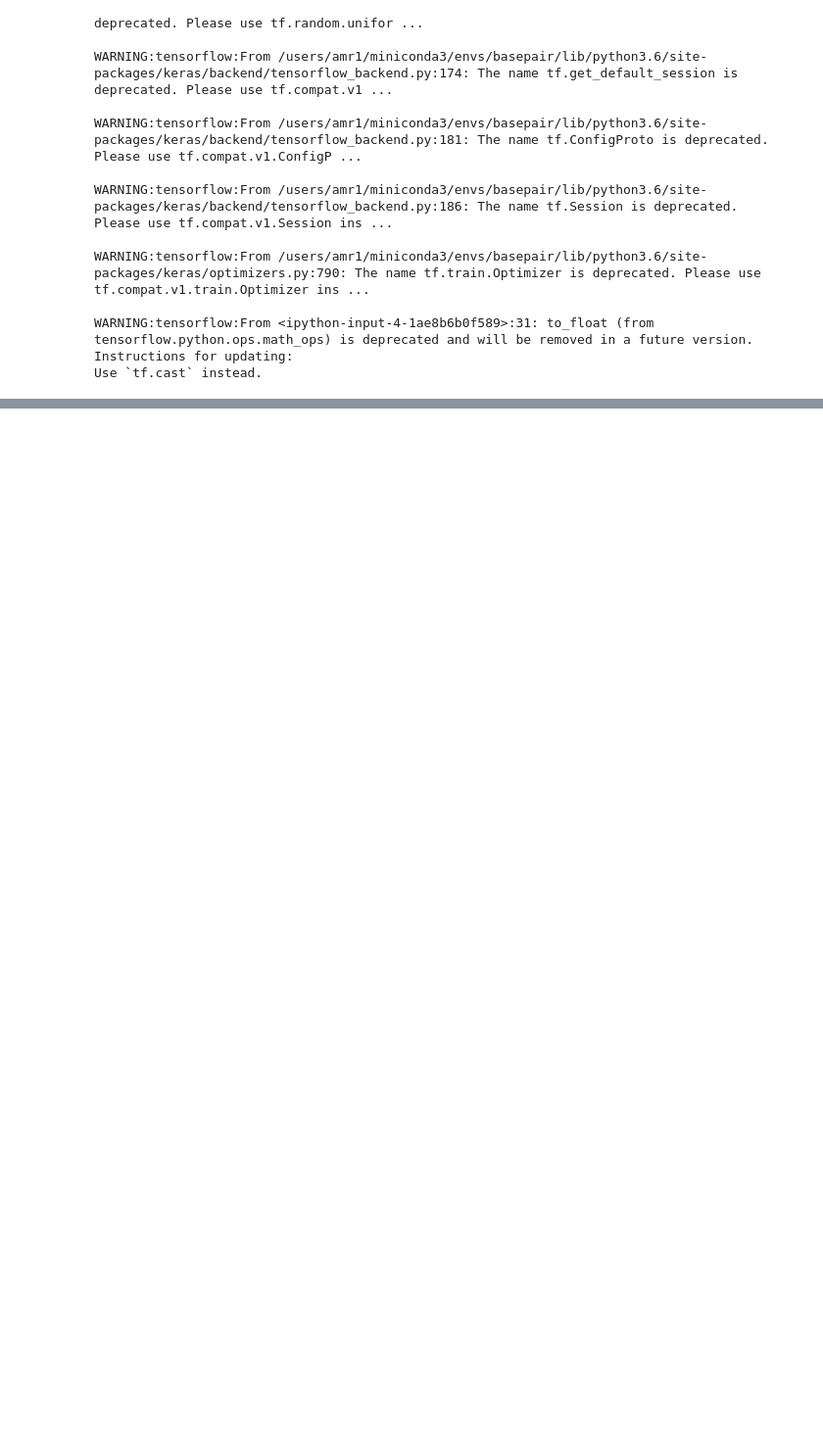
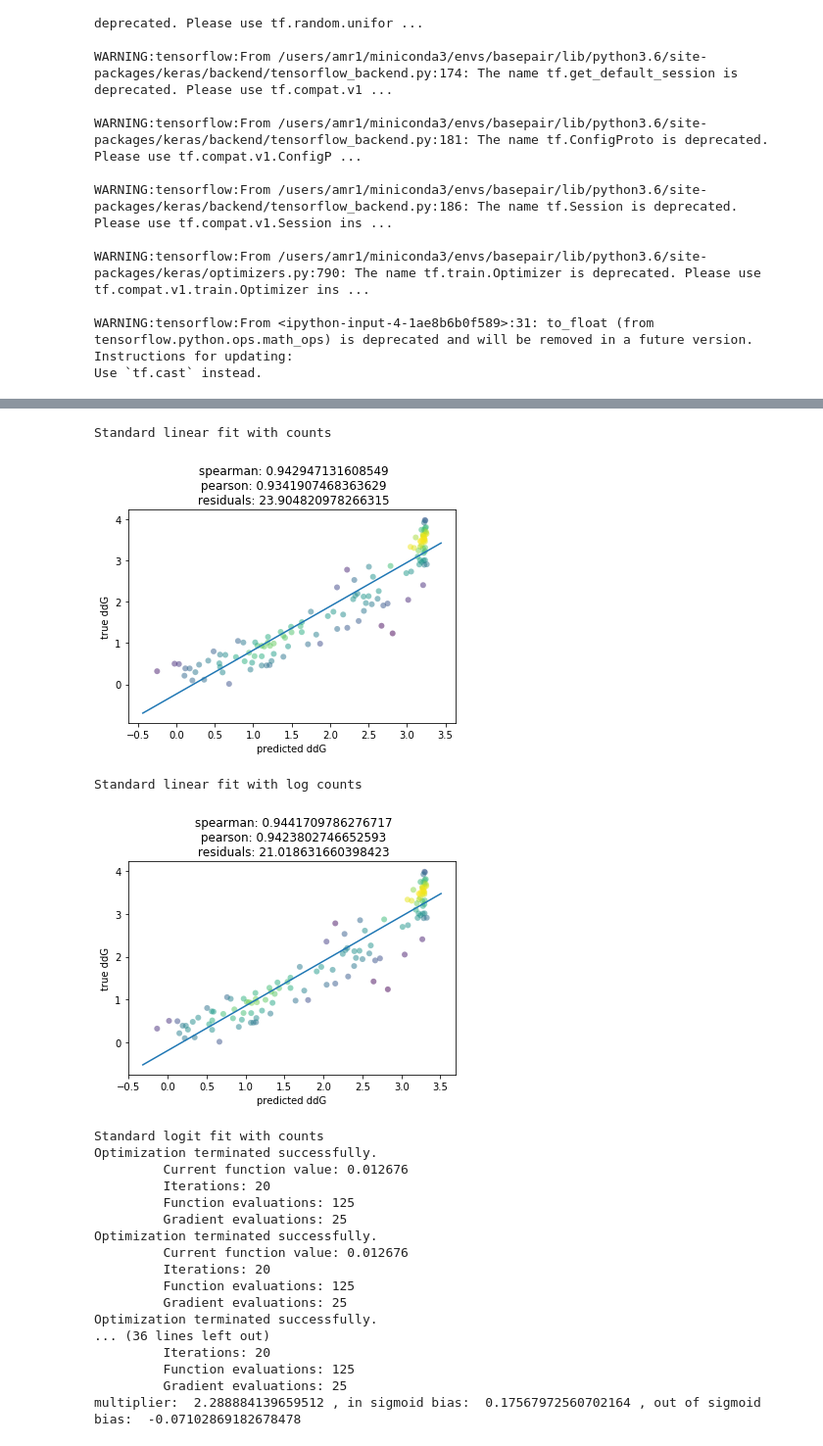
Before and after one commit to kundajelab/pho4, a Jupyter notebook: gcmatched/evaluate_mitomi_GR.ipynb, the cells around one changed output, grey strips where cells are left out. Shown at 98% size. Drawn from its saved outputs; the diff is of its cells as text; code cells hidden in the pictures; blank space fills up the shorter version.

```diff
--- a/gcmatched/evaluate_mitomi_GR.ipynb
+++ b/gcmatched/evaluate_mitomi_GR.ipynb
@@ -232,0 +413,44 @@ plt.show()
+# %%
+key = "Standard"
+print(key+" linear fit with counts")
+lr = LinearRegression()
+calibration_func = lr(valid_preacts_standard, valid_labels)
+calibrated_labels = calibration_func(test_preacts_standard)
+plotCorrs(calibrated_labels, test_labels, "predicted ddG", "true ddG", key+"_LR")
+print(key+" linear fit with log counts")
+lr = LinearRegression()
+calibration_func = lr(valid_log_preacts_standard, valid_labels)
+calibrated_labels = calibration_func(test_log_preacts_standard)
+plotCorrs(calibrated_labels, test_labels, "predicted ddG", "true ddG", key+"_LR_log")
+print(key+" logit fit with counts")
+sf = SigmoidFit()
+calibration_func, inv_func = sf(valid_preacts_standard, valid_labels)
+calibrated_labels = inv_func(test_preacts_standard)
+plotCorrs(calibrated_labels, test_labels, "predicted ddG", "true ddG", key+"_SF")
+print(key+" logit fit with log counts")
+sf = SigmoidFit()
+calibration_func, inv_func = sf(valid_log_preacts_standard, valid_labels)
+calibrated_labels = inv_func(test_log_preacts_standard)
+plotCorrs(calibrated_labels, test_labels, "predicted ddG", "true ddG", key+"_SF_log")
+# %% [output]
+Standard linear fit with counts
+[figure, added]
+Standard linear fit with log counts
+[figure, added]
+Standard logit fit with counts
+Optimization terminated successfully.
+         Current function value: 0.012676
+         Iterations: 20
+         Function evaluations: 125
+         Gradient evaluations: 25
+Optimization terminated successfully.
+         Current function value: 0.012676
+         Iterations: 20
+         Function evaluations: 125
+         Gradient evaluations: 25
+Optimization terminated successfully.
+... (36 lines left out)
+         Iterations: 20
+         Function evaluations: 125
+         Gradient evaluations: 25
+multiplier:  2.288884139659512 , in sigmoid bias:  0.17567972560702164 , out of sigmoid bias:  -0.07102869182678478
```
Also changed, not shown: parts of 8 cells of this notebook, 4 other files.
